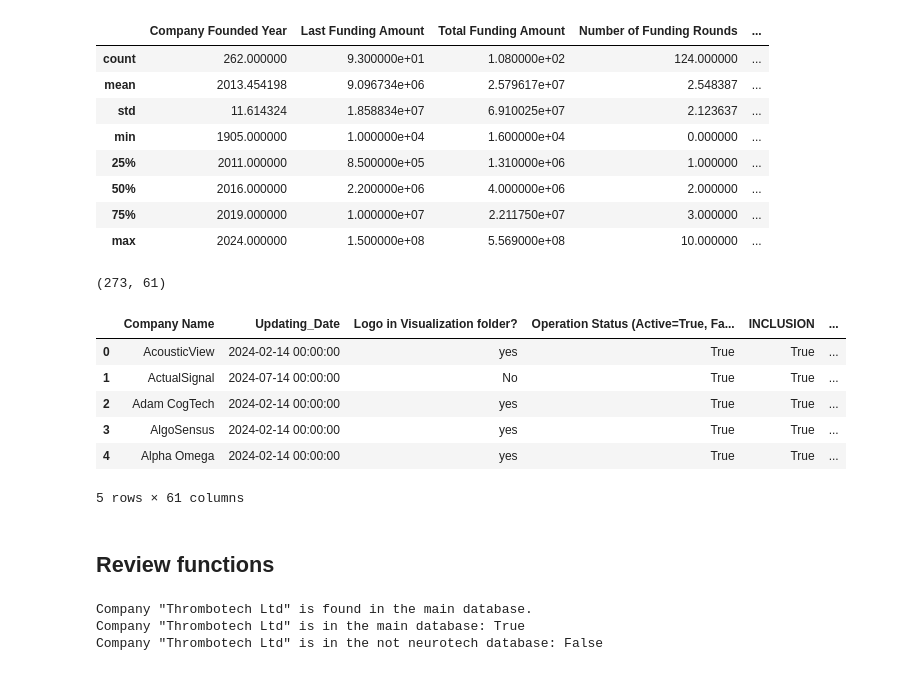
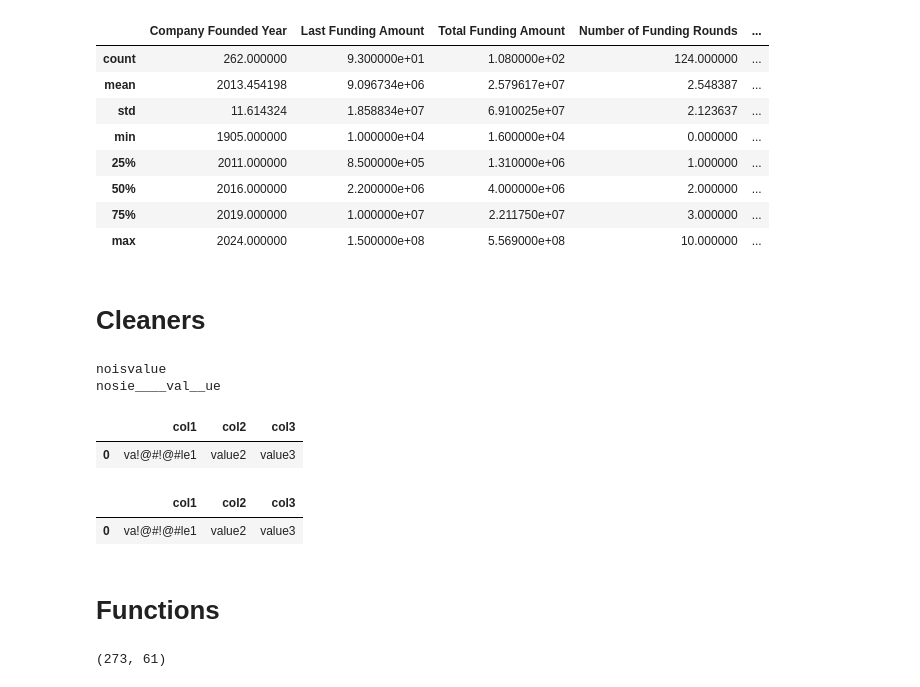
Before and after one commit to yegermaster/NeuroFinder_Update_Tool, a Jupyter notebook: notebook.ipynb, the cells around one changed output. Cells and saved outputs as stored; diff of their text form; code cells hidden in the pictures.

```diff
--- a/notebook.ipynb
+++ b/notebook.ipynb
@@ -110,5 +170,41 @@ db_handler.main_db.describe()
 | 50% | 2016.000000 | 2.200000e+06 | 4.000000e+06 | 2.000000 | ... |
 | 75% | 2019.000000 | 1.000000e+07 | 2.211750e+07 | 3.000000 | ... |
 | max | 2024.000000 | 1.500000e+08 | 5.569000e+08 | 10.000000 | ... |
+# %% [markdown]
+# Cleaners
+# %%
+from main.backend import clean_value, clean_dataframe, escape_special_characters
+value = '="noisvalue'
+print(clean_value(value))
+
+speical_value = "nosie#@!$val??ue"
+print(escape_special_characters(speical_value))
+# %% [output]
+noisvalue
+nosie____val__ue
+# %%
+noise_db = pd.DataFrame()
+
+noise_data = {
+                'col1': 'va!@#!@#le1',
+                'col2': 'value2',
+                'col3': 'value3'
+            }
+
+
+noise_db = pd.concat([noise_db, pd.DataFrame([noise_data])], ignore_index=True)
+noise_db.to_excel('main/noise_db.xlsx', index=False)
+noise_db.head()
+# %% [output]
+|  | col1 | col2 | col3 |
+| 0 | va!@#!@#le1 | value2 | value3 |
+# %%
+new = clean_dataframe('main/noise_db.xlsx', 'excel')
+new.head()
+# %% [output]
+|  | col1 | col2 | col3 |
+| 0 | va!@#!@#le1 | value2 | value3 |
+# %% [markdown]
+# Functions
 # %%
 db_handler.main_db.shape
@@ -116,31 +212,2 @@ db_handler.main_db.shape
 # %% [output]
 (273, 61)
-# %%
-db_handler.main_db.head()
-# %% [output]
-|  | Company Name | Updating_Date | Logo in Visualization folder? | Operation Status (Active=True, Fa... | INCLUSION | ... |
-| 0 | AcousticView | 2024-02-14 00:00:00 | yes | True | True | ... |
-| 1 | ActualSignal | 2024-07-14 00:00:00 | No | True | True | ... |
-| 2 | Adam CogTech | 2024-02-14 00:00:00 | yes | True | True | ... |
-| 3 | AlgoSensus | 2024-02-14 00:00:00 | yes | True | True | ... |
-| 4 | Alpha Omega | 2024-02-14 00:00:00 | yes | True | True | ... |
-5 rows × 61 columns
-# %% [markdown]
-## Review functions
-# %%
-# Lets check if a company is in the database or in the not neurotech database
-company_name = 'Thrombotech Ltd'
-in_main = db_handler.is_company_in_database(company_name, db_handler.main_db)
-in_not_neuro_tech = db_handler.is_company_in_database(company_name, db_handler.not_neurotech_db)
-if in_main:
-    print(f'Company "{company_name}" is found in the main database.')
-elif in_not_neuro_tech:
-    print(f'Company "{company_name}" is found in the not neurotech database.')
-else:
-    print(f'Company "{company_name}" is not found in any database.')
-print(f'Company "{company_name}" is in the main database: {in_main}')
-print(f'Company "{company_name}" is in the not neurotech database: {in_not_neuro_tech}')
-# %% [output]
-Company "Thrombotech Ltd" is found in the main database.
-Company "Thrombotech Ltd" is in the main database: True
-Company "Thrombotech Ltd" is in the not neurotech database: False
```
Also changed, not shown: parts of 40 cells of this notebook, 3 other files.
